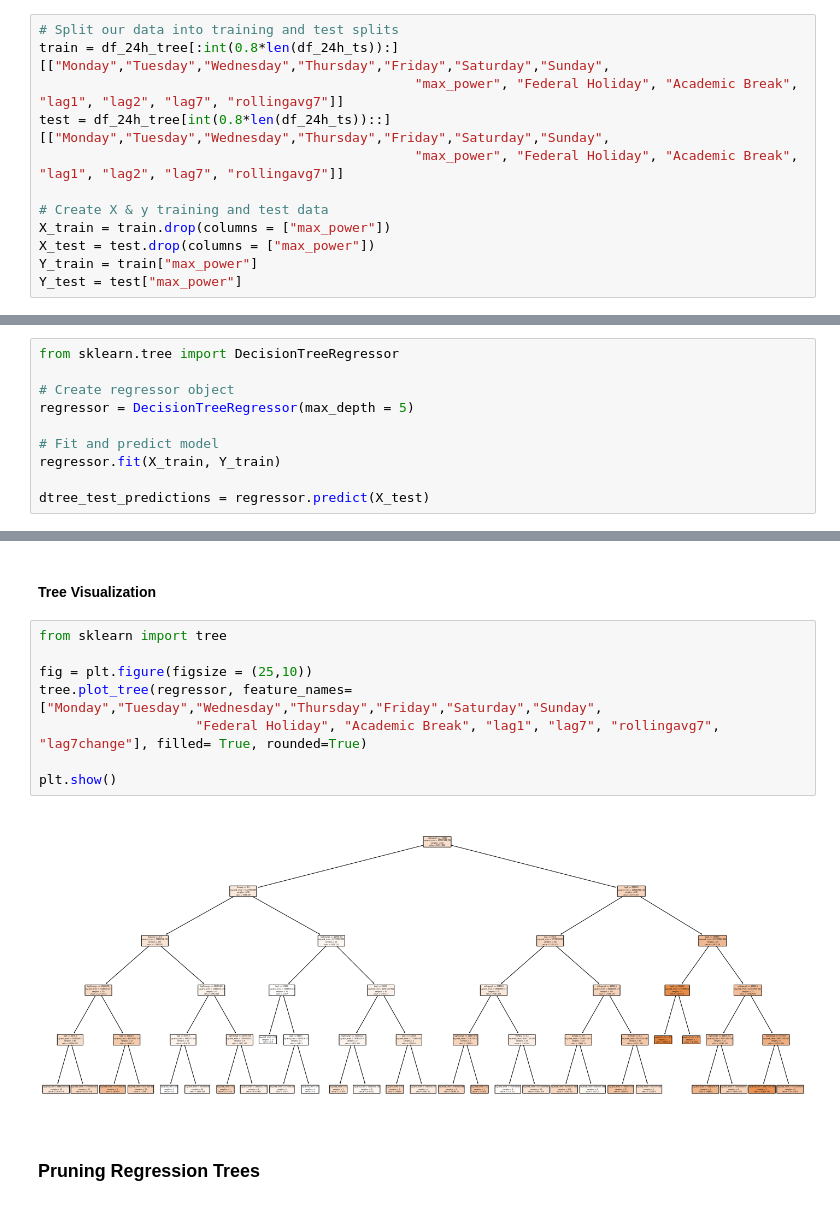
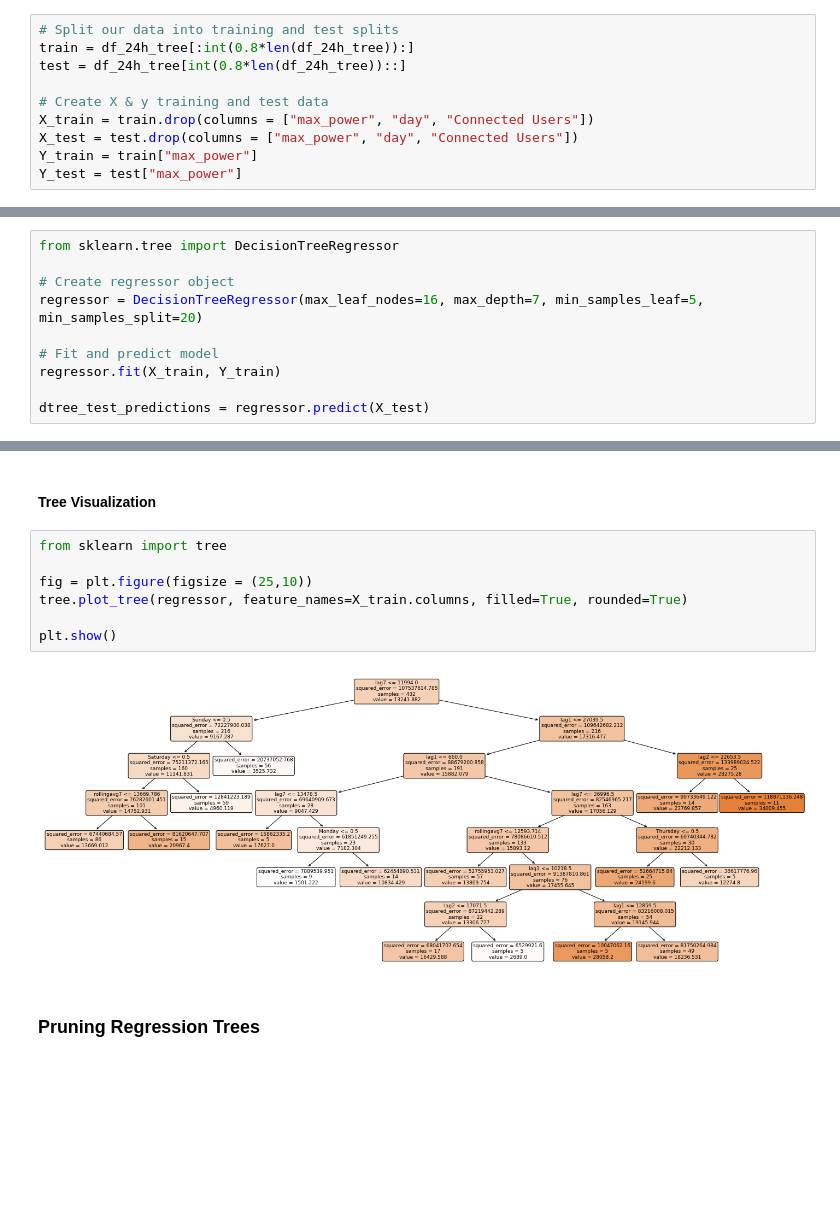
Before and after one commit to winston-edwin-chiong/power-prediction, a Jupyter notebook: Peak Power Data Analysis.ipynb, the cells around one changed output, grey strips where cells are left out. Drawn from its saved outputs; the diff is of its cells as text; blank space fills up the shorter version.

Commit message:
tried pruning regression trees

```diff
--- a/Peak Power Data Analysis.ipynb
+++ b/Peak Power Data Analysis.ipynb
@@ -922,14 +973,12 @@ df_24h_tree.head(10)
 Let's split our data while maintaining its temporality; we can take the first 80% of values to train and the last 20% to test.
 # %%
 # Split our data into training and test splits
-train = df_24h_tree[:int(0.8*len(df_24h_ts)):][["Monday","Tuesday","Wednesday","Thursday","Friday","Saturday","Sunday",
-                                                "max_power", "Federal Holiday", "Academic Break", "lag1", "lag2", "lag7", "rollingavg7"]]
-test = df_24h_tree[int(0.8*len(df_24h_ts))::][["Monday","Tuesday","Wednesday","Thursday","Friday","Saturday","Sunday",
-                                                "max_power", "Federal Holiday", "Academic Break", "lag1", "lag2", "lag7", "rollingavg7"]]
+train = df_24h_tree[:int(0.8*len(df_24h_tree)):]
+test = df_24h_tree[int(0.8*len(df_24h_tree))::]
 
 # Create X & y training and test data
-X_train = train.drop(columns = ["max_power"])
-X_test = test.drop(columns = ["max_power"])
+X_train = train.drop(columns = ["max_power", "day", "Connected Users"])
+X_test = test.drop(columns = ["max_power", "day", "Connected Users"])
 Y_train = train["max_power"]
 Y_test = test["max_power"]
 # %% [markdown]
@@ -942,7 +993,7 @@ As a baseline, let's set out maximum tree depth to 5 and fit our model.
 from sklearn.tree import DecisionTreeRegressor
 
 # Create regressor object
-regressor = DecisionTreeRegressor(max_depth = 5)
+regressor = DecisionTreeRegressor(max_leaf_nodes=16, max_depth=7, min_samples_leaf=5, min_samples_split=20)
 
 # Fit and predict model
 regressor.fit(X_train, Y_train)
@@ -990,13 +1041,12 @@ Residual STD: 10278.006313563115
 # %%
 from sklearn import tree
 
 fig = plt.figure(figsize = (25,10))
-tree.plot_tree(regressor, feature_names=["Monday","Tuesday","Wednesday","Thursday","Friday","Saturday","Sunday",
-                    "Federal Holiday", "Academic Break", "lag1", "lag7", "rollingavg7", "lag7change"], filled= True, rounded=True)
+tree.plot_tree(regressor, feature_names=X_train.columns, filled=True, rounded=True)
 
 plt.show()
 # %% [output]
-[figure, old version]
+[figure, new version]
 # %% [markdown]
 ### Pruning Regression Trees
 # %% [markdown]
```
Also changed, not shown: parts of 33 cells of this notebook.
